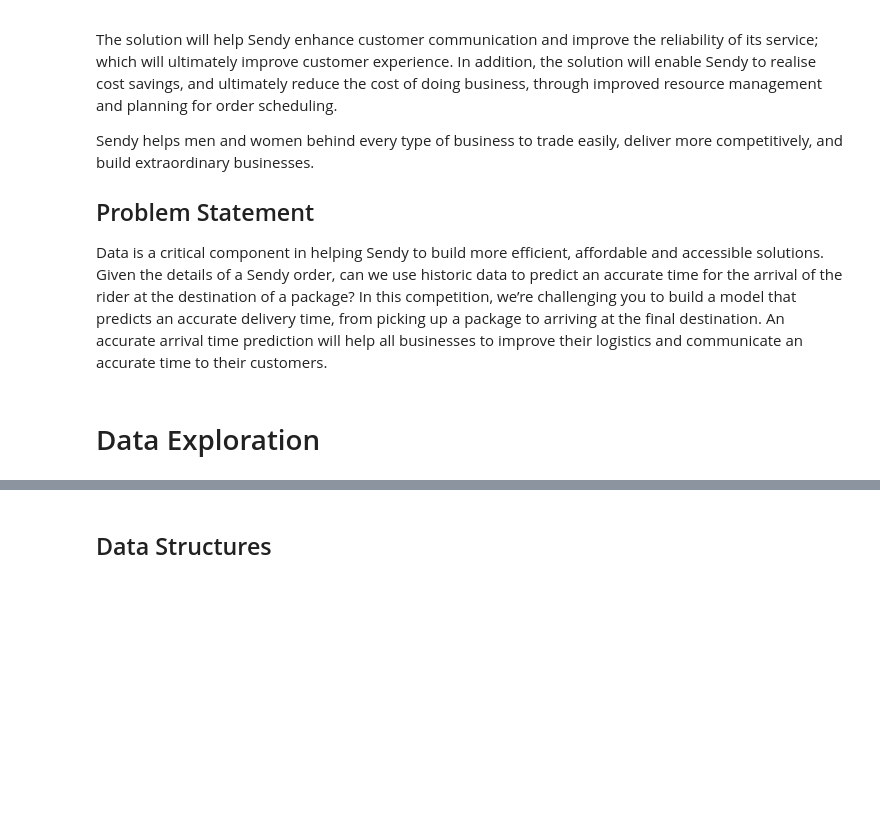
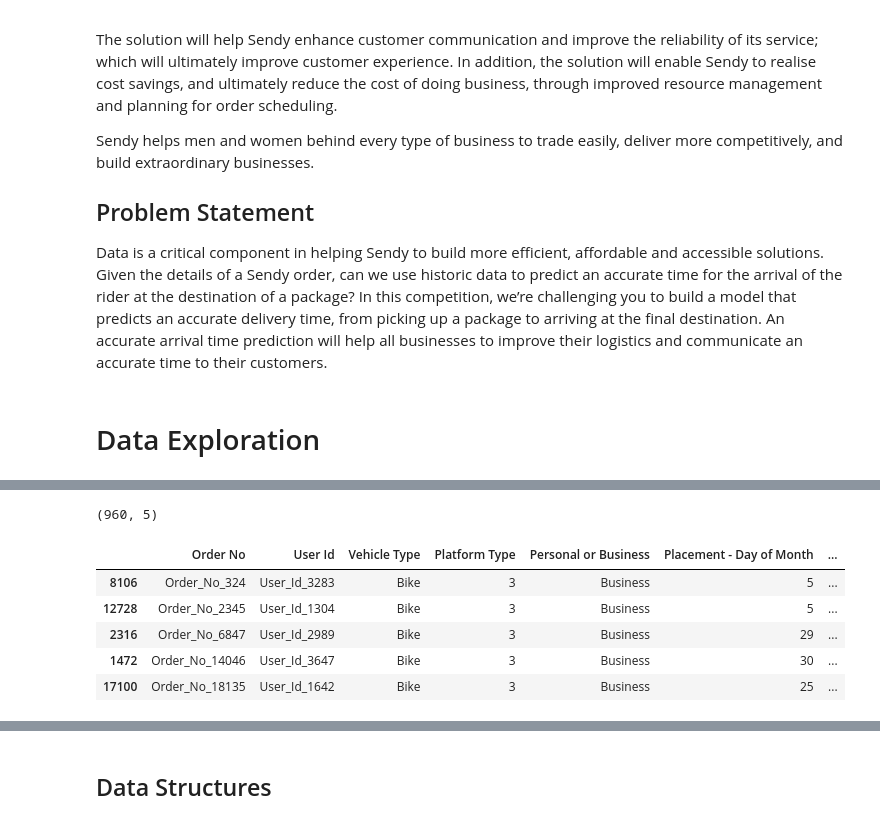
Before and after one commit to Ndu3000/test-repo, a Jupyter notebook: predict_template_solution.ipynb, the cells around one changed output, grey strips where cells are left out. Cells and saved outputs as stored; diff of their text form; code cells hidden in the pictures; blank space fills up the shorter version.

```diff
--- a/predict_template_solution.ipynb
+++ b/predict_template_solution.ipynb
@@ -49,0 +80,14 @@ data
+# %%
+data_riders.shape
+# %% [output]
+(960, 5)
+# %%
+data_train = pd.read_csv('/content/drive/My Drive/Machine Learning A-Z (Codes and Datasets)/EDSA/Train.csv')
+data_train.sample(5)
+# %% [output]
+|  | Order No | User Id | Vehicle Type | Platform Type | Personal or Business | Placement - Day of Month | ... |
+| 8106 | Order_No_324 | User_Id_3283 | Bike | 3 | Business | 5 | ... |
+| 12728 | Order_No_2345 | User_Id_1304 | Bike | 3 | Business | 5 | ... |
+| 2316 | Order_No_6847 | User_Id_2989 | Bike | 3 | Business | 29 | ... |
+| 1472 | Order_No_14046 | User_Id_3647 | Bike | 3 | Business | 30 | ... |
+| 17100 | Order_No_18135 | User_Id_1642 | Bike | 3 | Business | 25 | ... |
```
Also changed, not shown: parts of 8 cells of this notebook.
